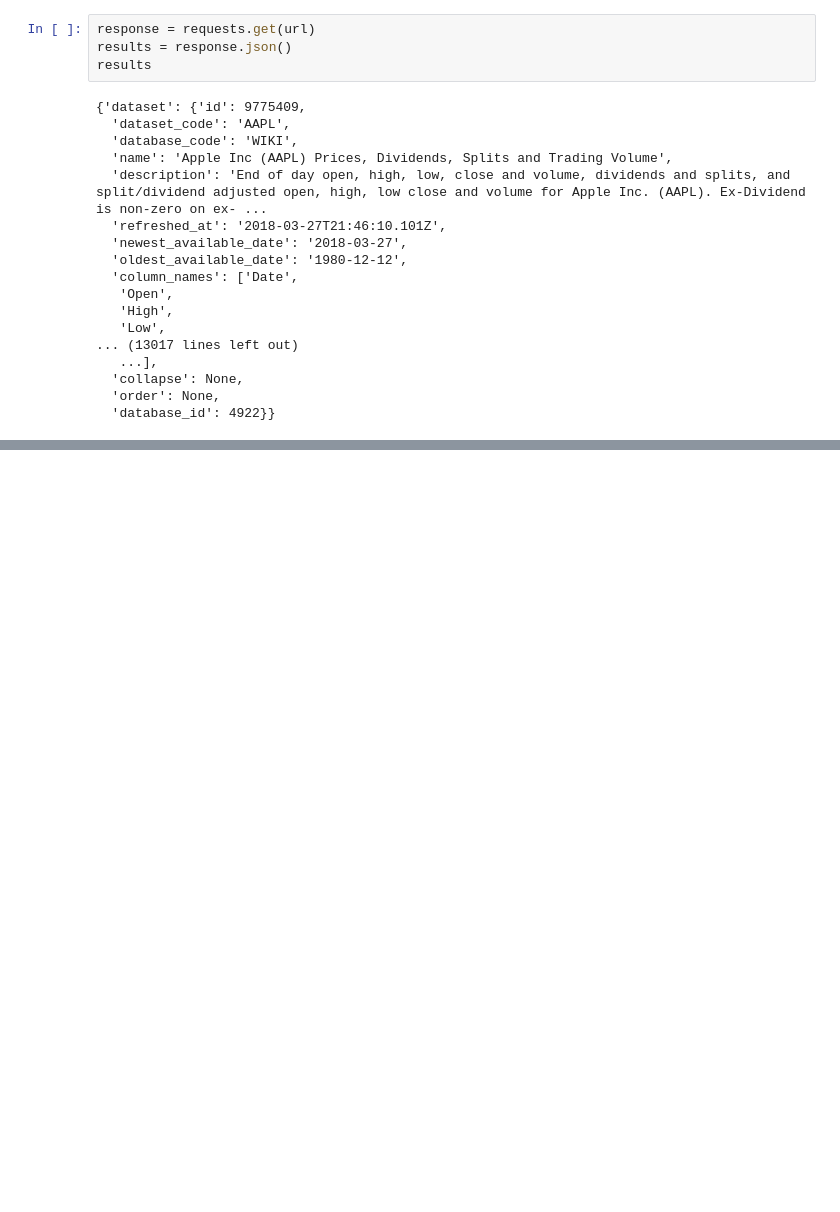
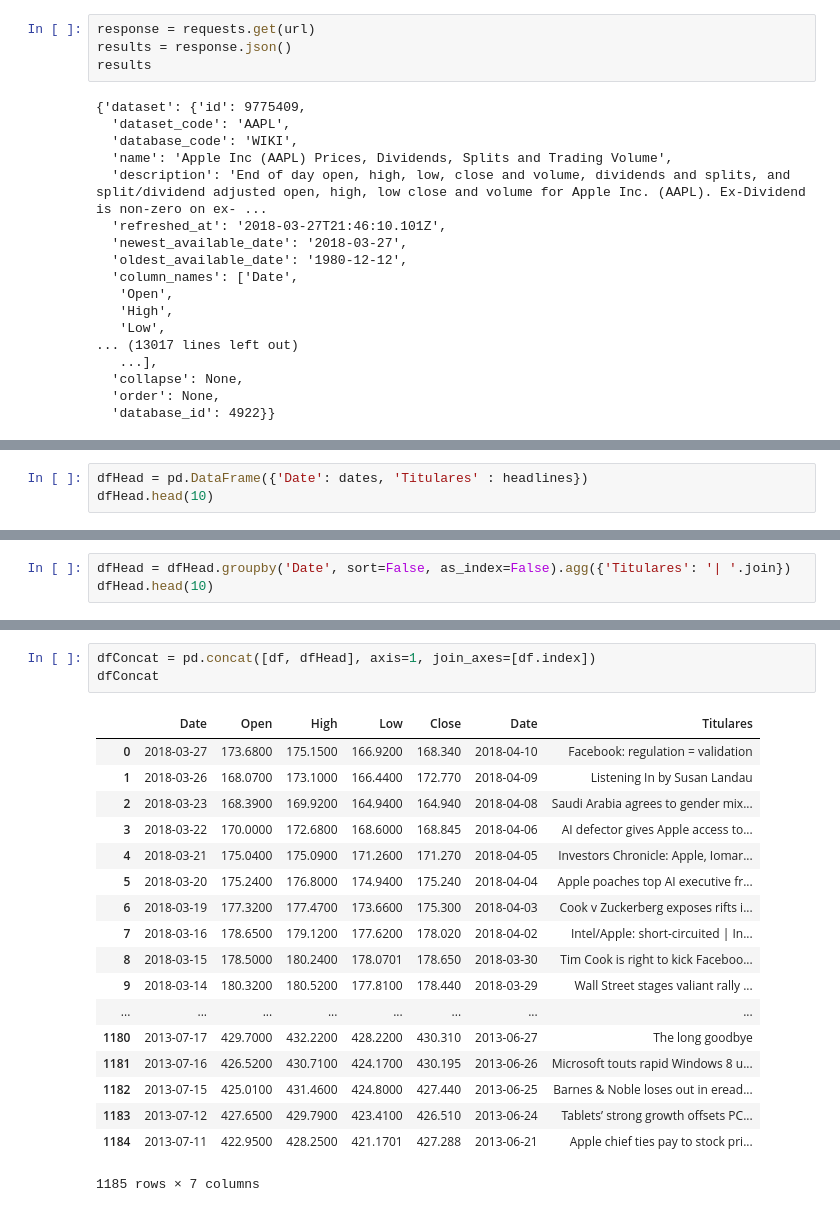
Before and after one commit to hector-moreno/datamad0119, a Jupyter notebook: module-1/web-project/your-code/web-project.ipynb, the cells around one changed output, grey strips where cells are left out. Cells and saved outputs as stored; diff of their text form; blank space fills up the shorter version.

```diff
--- a/module-1/web-project/your-code/web-project.ipynb
+++ b/module-1/web-project/your-code/web-project.ipynb
@@ -114,0 +95,3 @@ dfHead
+# %%
+dfHead = pd.DataFrame({'Date': dates, 'Titulares' : headlines})
+dfHead.head(10)
@@ -114,0 +110,3 @@ dfHead
+# %%
+dfHead = dfHead.groupby('Date', sort=False, as_index=False).agg({'Titulares': '| '.join})
+dfHead.head(10)
@@ -114,0 +125,22 @@ dfHead
+# %%
+dfConcat = pd.concat([df, dfHead], axis=1, join_axes=[df.index])
+dfConcat
+# %% [output]
+|  | Date | Open | High | Low | Close | Date | Titulares |
+| 0 | 2018-03-27 | 173.6800 | 175.1500 | 166.9200 | 168.340 | 2018-04-10 | Facebook: regulation = validation |
+| 1 | 2018-03-26 | 168.0700 | 173.1000 | 166.4400 | 172.770 | 2018-04-09 | Listening In by Susan Landau |
+| 2 | 2018-03-23 | 168.3900 | 169.9200 | 164.9400 | 164.940 | 2018-04-08 | Saudi Arabia agrees to gender mix... |
+| 3 | 2018-03-22 | 170.0000 | 172.6800 | 168.6000 | 168.845 | 2018-04-06 | AI defector gives Apple access to... |
+| 4 | 2018-03-21 | 175.0400 | 175.0900 | 171.2600 | 171.270 | 2018-04-05 | Investors Chronicle: Apple, Iomar... |
+| 5 | 2018-03-20 | 175.2400 | 176.8000 | 174.9400 | 175.240 | 2018-04-04 | Apple poaches top AI executive fr... |
+| 6 | 2018-03-19 | 177.3200 | 177.4700 | 173.6600 | 175.300 | 2018-04-03 | Cook v Zuckerberg exposes rifts i... |
+| 7 | 2018-03-16 | 178.6500 | 179.1200 | 177.6200 | 178.020 | 2018-04-02 | Intel/Apple: short-circuited | In... |
+| 8 | 2018-03-15 | 178.5000 | 180.2400 | 178.0701 | 178.650 | 2018-03-30 | Tim Cook is right to kick Faceboo... |
+| 9 | 2018-03-14 | 180.3200 | 180.5200 | 177.8100 | 178.440 | 2018-03-29 | Wall Street stages valiant rally ... |
+| ... | ... | ... | ... | ... | ... | ... | ... |
+| 1180 | 2013-07-17 | 429.7000 | 432.2200 | 428.2200 | 430.310 | 2013-06-27 | The long goodbye |
+| 1181 | 2013-07-16 | 426.5200 | 430.7100 | 424.1700 | 430.195 | 2013-06-26 | Microsoft touts rapid Windows 8 u... |
+| 1182 | 2013-07-15 | 425.0100 | 431.4600 | 424.8000 | 427.440 | 2013-06-25 | Barnes & Noble loses out in eread... |
+| 1183 | 2013-07-12 | 427.6500 | 429.7900 | 423.4100 | 426.510 | 2013-06-24 | Tablets’ strong growth offsets PC... |
+| 1184 | 2013-07-11 | 422.9500 | 428.2500 | 421.1701 | 427.288 | 2013-06-21 | Apple chief ties pay to stock pri... |
+1185 rows × 7 columns
```
Also changed, not shown: parts of 7 cells of this notebook.
